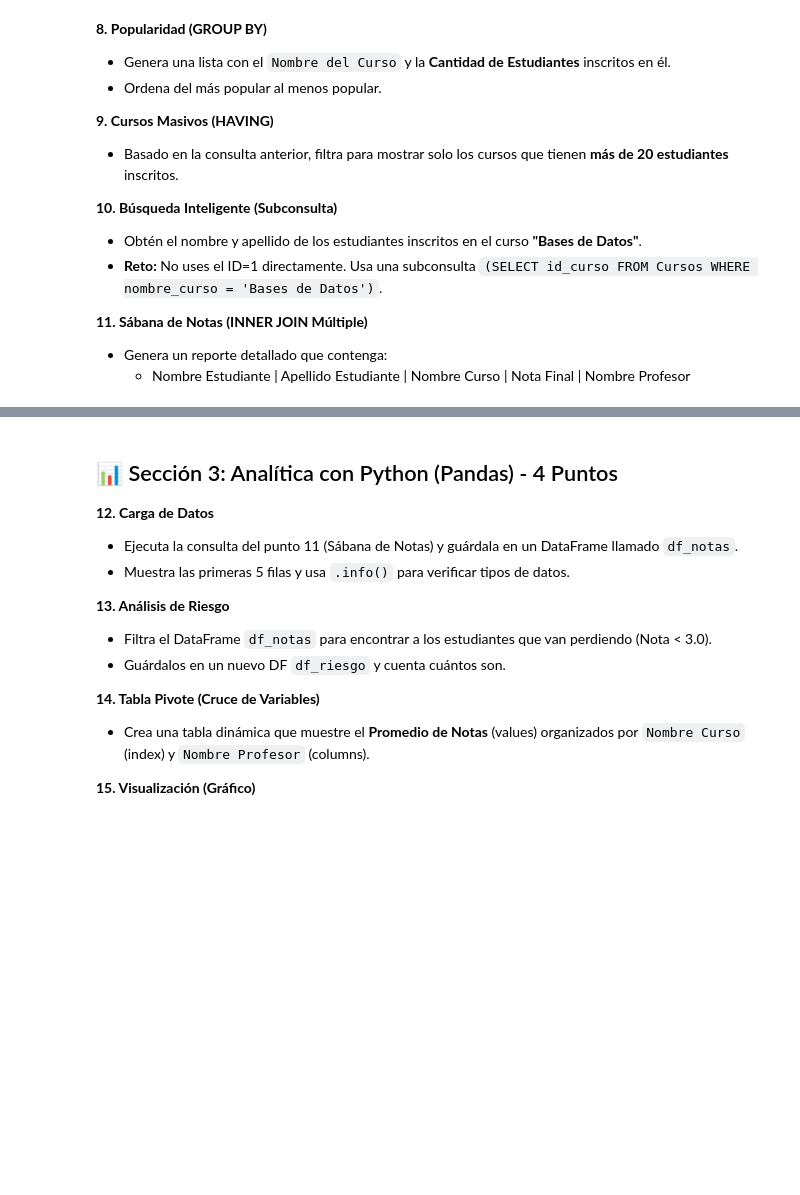
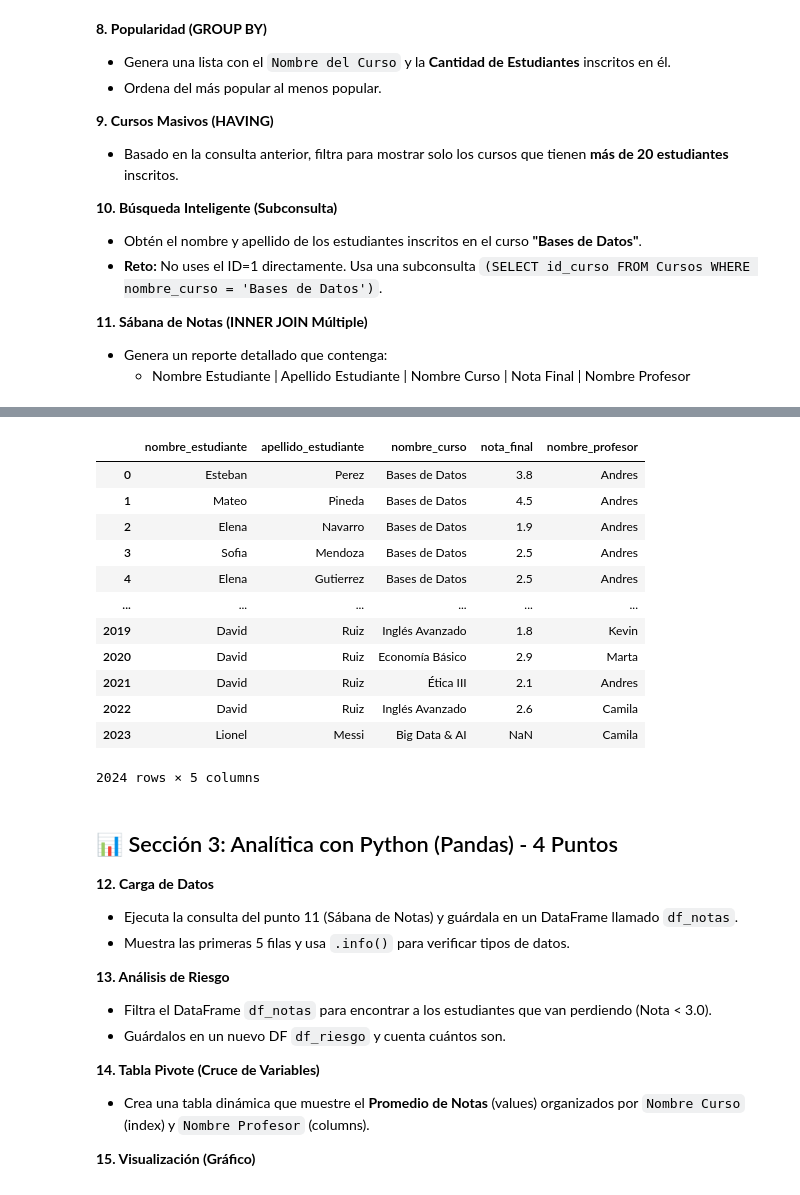
Before and after one commit to Sergiogarcialeo/ProyectoFinalUniversidades, a Jupyter notebook: Cuadernos/Examen.ipynb, the cells around one changed output, grey strips where cells are left out. Drawn from its saved outputs; the diff is of its cells as text; code cells hidden in the pictures; blank space fills up the shorter version.

```diff
--- a/Cuadernos/Examen.ipynb
+++ b/Cuadernos/Examen.ipynb
@@ -102,3 +296,32 @@ Necesitamos ver la carga laboral completa.
+# %%
+## Sábana de Notas (INNER JOIN Múltiple)
+# 11.
+pd.read_sql_query("""
+SELECT
+    e.nombre AS nombre_estudiante,
+    e.apellido AS apellido_estudiante,
+    c.nombre_curso,
+    i.nota_final,
+    p.nombre AS nombre_profesor
+FROM Inscripciones i
+INNER JOIN Estudiantes e ON i.id_estudiante = e.id_estudiante
+INNER JOIN Cursos c ON i.id_curso = c.id_curso
+INNER JOIN Profesores p ON c.id_profesor = p.id_profesor;
+""", conn)
+# %% [output]
+|  | nombre_estudiante | apellido_estudiante | nombre_curso | nota_final | nombre_profesor |
+| 0 | Esteban | Perez | Bases de Datos | 3.8 | Andres |
+| 1 | Mateo | Pineda | Bases de Datos | 4.5 | Andres |
+| 2 | Elena | Navarro | Bases de Datos | 1.9 | Andres |
+| 3 | Sofia | Mendoza | Bases de Datos | 2.5 | Andres |
+| 4 | Elena | Gutierrez | Bases de Datos | 2.5 | Andres |
+| ... | ... | ... | ... | ... | ... |
+| 2019 | David | Ruiz | Inglés Avanzado | 1.8 | Kevin |
+| 2020 | David | Ruiz | Economía Básico | 2.9 | Marta |
+| 2021 | David | Ruiz | Ética III | 2.1 | Andres |
+| 2022 | David | Ruiz | Inglés Avanzado | 2.6 | Camila |
+| 2023 | Lionel | Messi | Big Data & AI | NaN | Camila |
+2024 rows × 5 columns
 # %% [markdown]
 ## 📊 Sección 3: Analítica con Python (Pandas) - 4 Puntos
 
```
Also changed, not shown: parts of 28 cells of this notebook.
